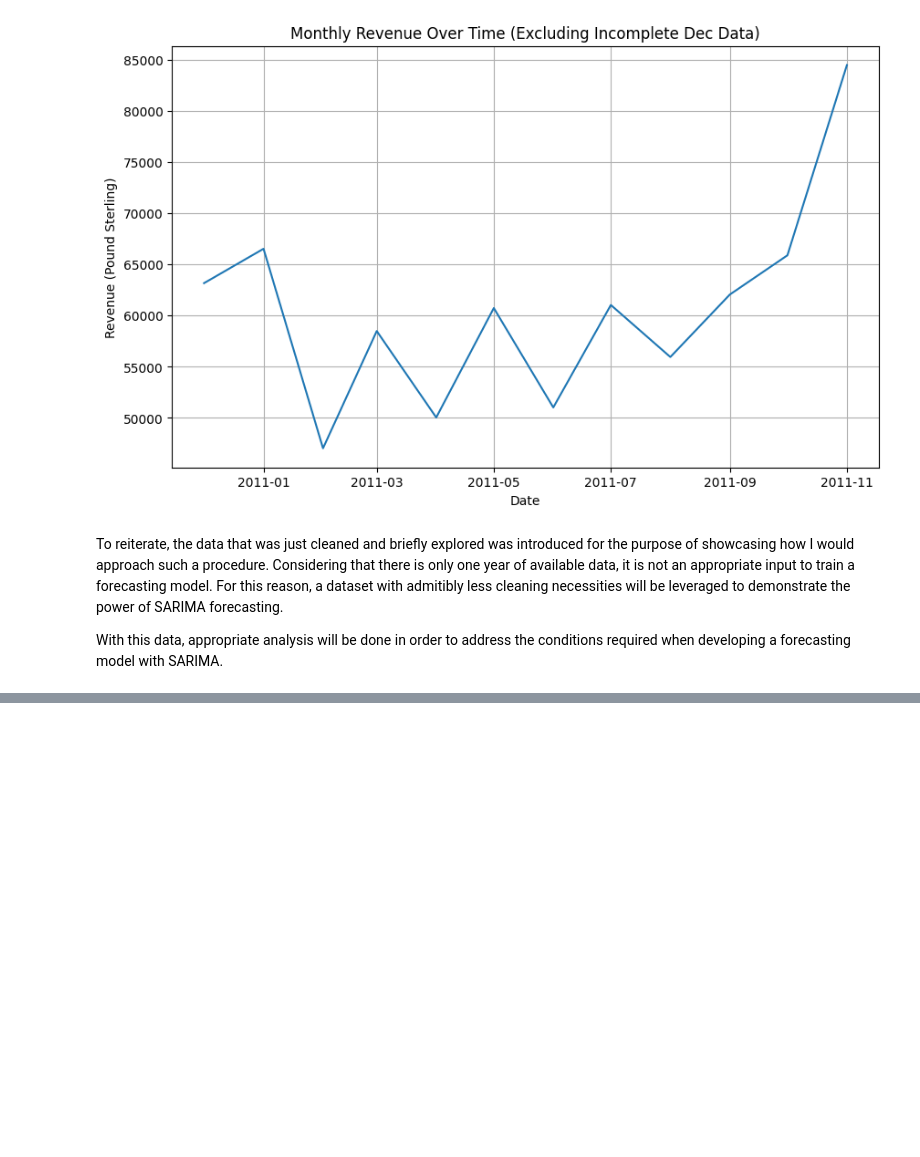
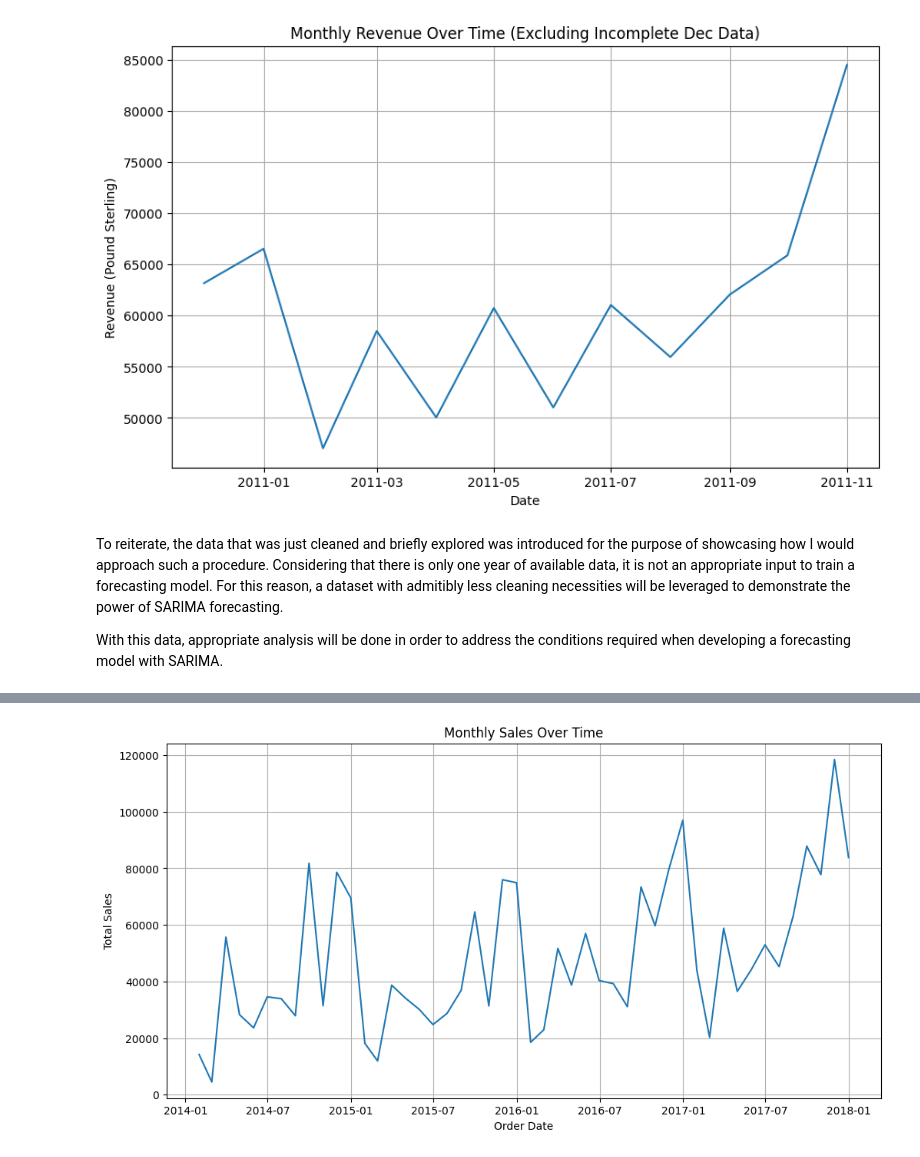
Before and after one commit to UmbertoFasci/SARIMA_SalesForecasting, a Jupyter notebook: SARIMA_Retail_Sales_Forecast.ipynb, the cells around one changed output, grey strips where cells are left out. Drawn from its saved outputs; the diff is of its cells as text; code cells hidden in the pictures; blank space fills up the shorter version.

```diff
--- a/SARIMA_Retail_Sales_Forecast.ipynb
+++ b/SARIMA_Retail_Sales_Forecast.ipynb
@@ -297,0 +366,3 @@ With this data, appropriate analysis will be done in order to address the condit
+# %%
+monthly_sales_df = sales_df.resample('M', on='Order Date')['Sales'].sum().reset_index()
+monthly_sales_df.head(10)
@@ -297,0 +393,10 @@ With this data, appropriate analysis will be done in order to address the condit
+# %%
+plt.figure(figsize=(12, 6))
+sns.lineplot(data=monthly_sales_df, x='Order Date', y='Sales')
+plt.title('Monthly Sales Over Time')
+plt.xlabel('Order Date')
+plt.ylabel('Total Sales')
+plt.grid(True)
+plt.show()
+# %% [output]
+[figure, added]
```
Also changed, not shown: parts of 10 cells of this notebook.
